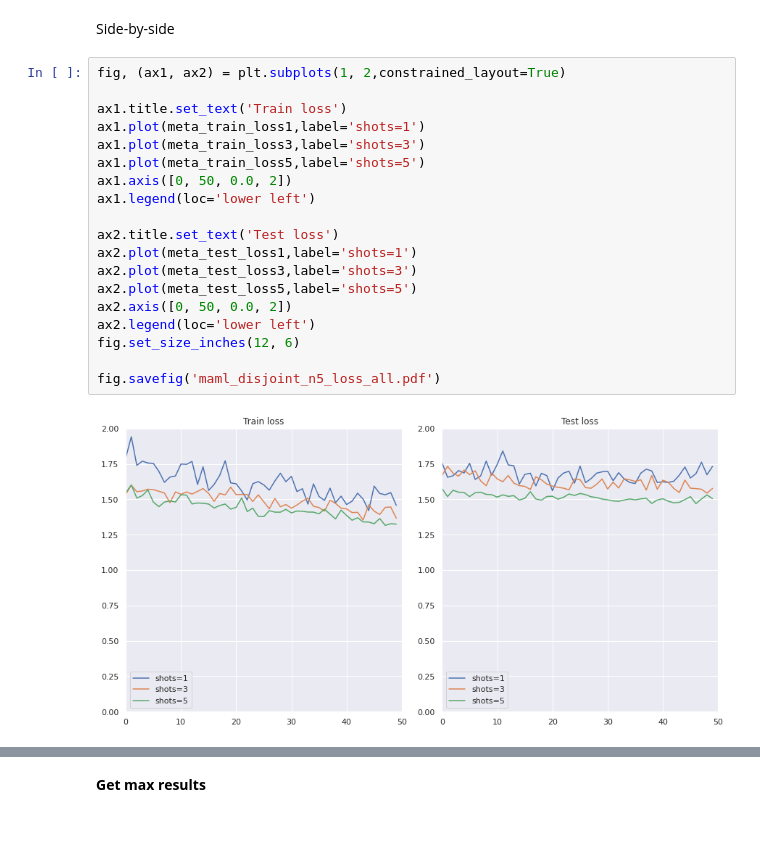
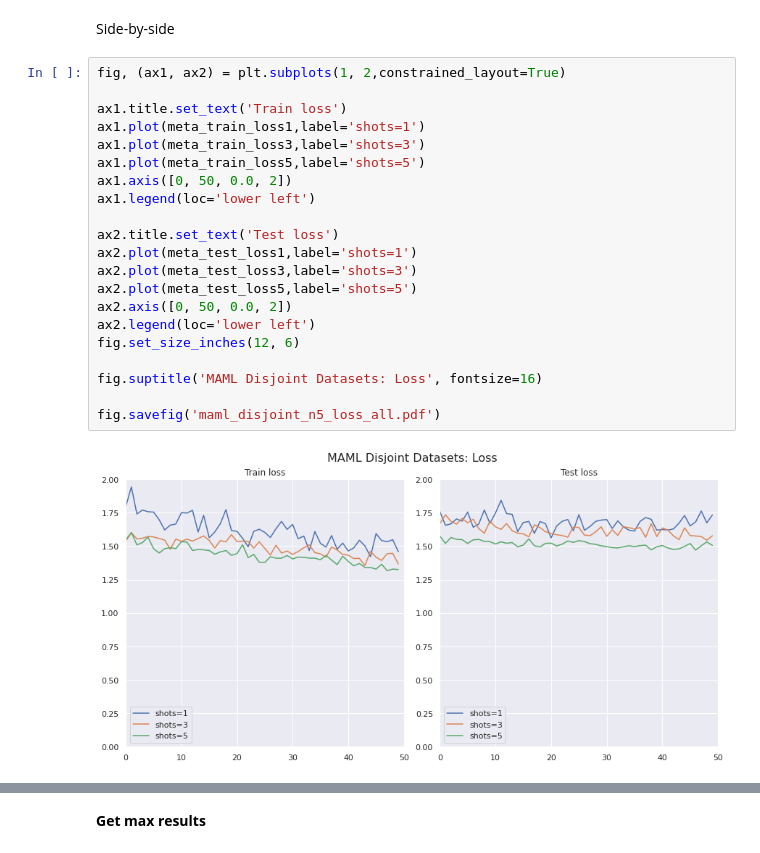
Before and after one commit to obrookes/Meta-ape, a Jupyter notebook: results/maml/intraspecies_disjoint/experiment_intraspecies_disjoint_results.ipynb, the cells around one changed output, grey strips where cells are left out. Cells and saved outputs as stored; diff of their text form.

```diff
--- a/results/maml/intraspecies_disjoint/experiment_intraspecies_disjoint_results.ipynb
+++ b/results/maml/intraspecies_disjoint/experiment_intraspecies_disjoint_results.ipynb
@@ -119,24 +119,26 @@ Side-by-side
 # %%
 fig, (ax1, ax2) = plt.subplots(1, 2,constrained_layout=True)
 
 ax1.title.set_text('Train loss')
 ax1.plot(meta_train_loss1,label='shots=1')
 ax1.plot(meta_train_loss3,label='shots=3')
 ax1.plot(meta_train_loss5,label='shots=5')
 ax1.axis([0, 50, 0.0, 2])
 ax1.legend(loc='lower left')
 
 ax2.title.set_text('Test loss')
 ax2.plot(meta_test_loss1,label='shots=1')
 ax2.plot(meta_test_loss3,label='shots=3')
 ax2.plot(meta_test_loss5,label='shots=5')
 ax2.axis([0, 50, 0.0, 2])
 ax2.legend(loc='lower left')
 fig.set_size_inches(12, 6)
 
+fig.suptitle('MAML Disjoint Datasets: Loss', fontsize=16)
+
 fig.savefig('maml_disjoint_n5_loss_all.pdf')
 # %% [output]
-[figure, old version]
+[figure, new version]
 # %%
 fig, (ax1, ax2) = plt.subplots(1, 2,constrained_layout=True)
 
```
Also changed, not shown: parts of 1 cell of this notebook, 13 other files.
